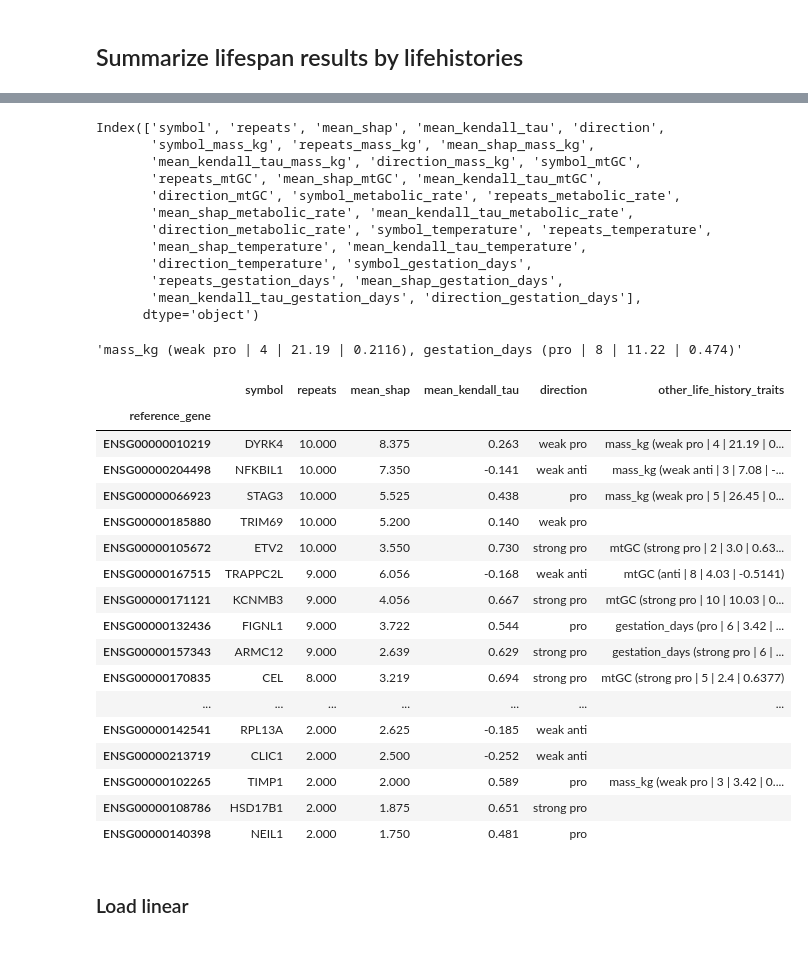
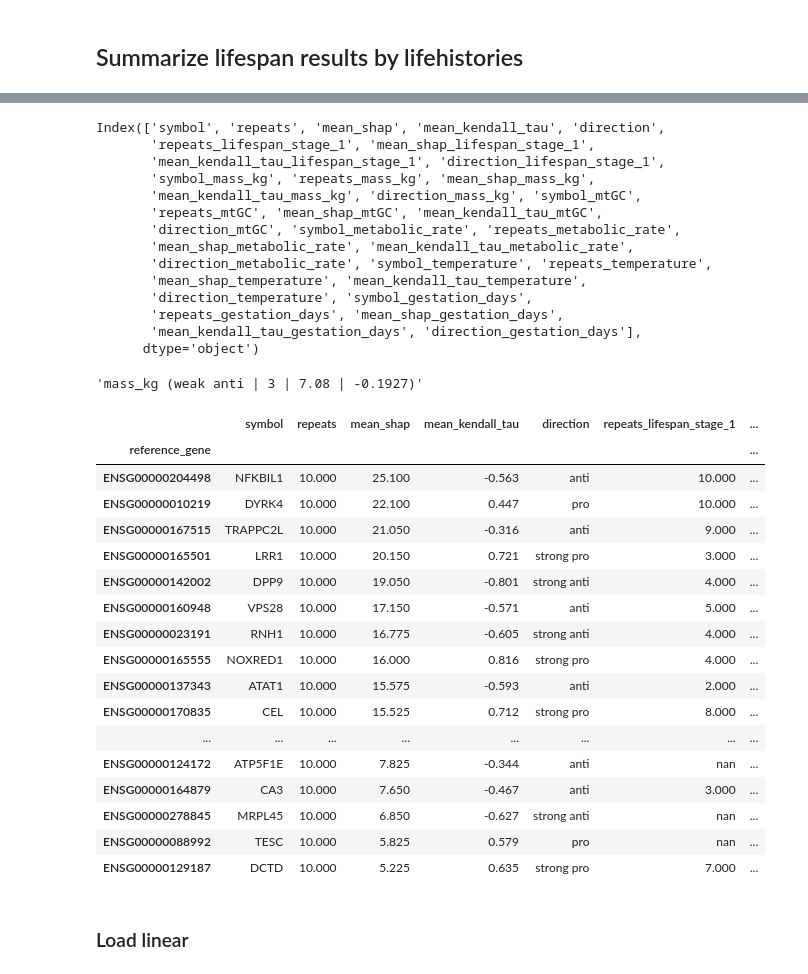
Before and after one commit to antonkulaga/yspecies, a Jupyter notebook: notebooks/results_intersections.ipynb, the cells around one changed output, grey strips where cells are left out. Saved outputs shown, nothing was run; the diff lists cells and outputs as text; code cells hidden in the pictures.

Commit message:
updated results with both stages

```diff
--- a/notebooks/results_intersections.ipynb
+++ b/notebooks/results_intersections.ipynb
@@ -119,0 +105,6 @@ other_traits[0][1].head(10)
+# %%
+main_trait_stage_1 = load_trait(stage_one / f"{trait}_selected.tsv", cols, 1)
+main_trait_stage_2 = load_trait(stage_two / f"{trait}.tsv", cols, min_main_repeats)
+main_trait = main_trait_stage_2.join(main_trait_stage_1[value_cols_directed], rsuffix=f"_{trait}_stage_1")
+print(main_trait.shape)
+main_trait
@@ -119,0 +131,4 @@ other_traits[0][1].head(10)
+# %%
+other_life_history = [t for t in life_history if not t == trait]
+other_traits = OrderedDict([(t, load_trait(stage_one / (t + "_selected.tsv"), cols, min_other_repeats)) for t in other_life_history])
+other_traits["gestation_days"]
@@ -120,11 +154,13 @@ other_traits[0][1].head(10)
 # %%
 joined = main_trait
-for t,v in other_traits:
+for t,v in other_traits.items():
     joined = joined.join(v, rsuffix = f"_{t}")#
 #joined.to_csv(locations.output.stage_two / "lifespan_with_traits.tsv", sep="\t", index_label="reference_gene")
 joined.columns
 # %% [output]
 Index(['symbol', 'repeats', 'mean_shap', 'mean_kendall_tau', 'direction',
+       'repeats_lifespan_stage_1', 'mean_shap_lifespan_stage_1',
+       'mean_kendall_tau_lifespan_stage_1', 'direction_lifespan_stage_1',
        'symbol_mass_kg', 'repeats_mass_kg', 'mean_shap_mass_kg',
        'mean_kendall_tau_mass_kg', 'direction_mass_kg', 'symbol_mtGC',
        'repeats_mtGC', 'mean_shap_mtGC', 'mean_kendall_tau_mtGC',
@@ -142,7 +178,7 @@ def summarize_life_history(row: pd.Series):
     acc = []
     for t in other_life_history:
          rep = row[f"repeats_{t}"]
-         if rep > 1:
+         if rep >= min_other_repeats:
            sh = row[f"mean_shap_{t}"]
            tau = row[f"mean_kendall_tau_{t}"]
            direction = row[f"direction_{t}"]
@@ -150,31 +186,31 @@ def summarize_life_history(row: pd.Series):
     return ", ".join(acc)
 summarize_life_history(row)
 # %% [output]
-'mass_kg (weak pro | 4 | 21.19 | 0.2116), gestation_days (pro | 8 | 11.22 | 0.474)'
+'mass_kg (weak anti | 3 | 7.08 | -0.1927)'
 # %%
 joined["other_life_history_traits"] = joined.apply(summarize_life_history, axis=1)
-shap_results = joined[cols[1:]+["direction","other_life_history_traits"]]
+shap_results = joined[main_trait.columns.to_list()+["other_life_history_traits"]]
 shap_results.to_csv(locations.output.stage_two / "shap_results.tsv", sep="\t", index_label="reference_gene")
 shap_results
 # %% [output]
-|  | symbol | repeats | mean_shap | mean_kendall_tau | direction | other_life_history_traits |
-| reference_gene |  |  |  |  |  |  |
-| ENSG00000010219 | DYRK4 | 10.000 | 8.375 | 0.263 | weak pro | mass_kg (weak pro | 4 | 21.19 | 0... |
-| ENSG00000204498 | NFKBIL1 | 10.000 | 7.350 | -0.141 | weak anti | mass_kg (weak anti | 3 | 7.08 | -... |
-| ENSG00000066923 | STAG3 | 10.000 | 5.525 | 0.438 | pro | mass_kg (weak pro | 5 | 26.45 | 0... |
-| ENSG00000185880 | TRIM69 | 10.000 | 5.200 | 0.140 | weak pro |  |
-| ENSG00000105672 | ETV2 | 10.000 | 3.550 | 0.730 | strong pro | mtGC (strong pro | 2 | 3.0 | 0.63... |
-| ENSG00000167515 | TRAPPC2L | 9.000 | 6.056 | -0.168 | weak anti | mtGC (anti | 8 | 4.03 | -0.5141) |
-| ENSG00000171121 | KCNMB3 | 9.000 | 4.056 | 0.667 | strong pro | mtGC (strong pro | 10 | 10.03 | 0... |
-| ENSG00000132436 | FIGNL1 | 9.000 | 3.722 | 0.544 | pro | gestation_days (pro | 6 | 3.42 | ... |
-| ENSG00000157343 | ARMC12 | 9.000 | 2.639 | 0.629 | strong pro | gestation_days (strong pro | 6 | ... |
-| ENSG00000170835 | CEL | 8.000 | 3.219 | 0.694 | strong pro | mtGC (strong pro | 5 | 2.4 | 0.6377) |
-| ... | ... | ... | ... | ... | ... | ... |
-| ENSG00000142541 | RPL13A | 2.000 | 2.625 | -0.185 | weak anti |  |
-| ENSG00000213719 | CLIC1 | 2.000 | 2.500 | -0.252 | weak anti |  |
-| ENSG00000102265 | TIMP1 | 2.000 | 2.000 | 0.589 | pro | mass_kg (weak pro | 3 | 3.42 | 0.... |
-| ENSG00000108786 | HSD17B1 | 2.000 | 1.875 | 0.651 | strong pro |  |
-| ENSG00000140398 | NEIL1 | 2.000 | 1.750 | 0.481 | pro |  |
+|  | symbol | repeats | mean_shap | mean_kendall_tau | direction | repeats_lifespan_stage_1 | ... |
+| reference_gene |  |  |  |  |  |  | ... |
+| ENSG00000204498 | NFKBIL1 | 10.000 | 25.100 | -0.563 | anti | 10.000 | ... |
+| ENSG00000010219 | DYRK4 | 10.000 | 22.100 | 0.447 | pro | 10.000 | ... |
+| ENSG00000167515 | TRAPPC2L | 10.000 | 21.050 | -0.316 | anti | 9.000 | ... |
+| ENSG00000165501 | LRR1 | 10.000 | 20.150 | 0.721 | strong pro | 3.000 | ... |
+| ENSG00000142002 | DPP9 | 10.000 | 19.050 | -0.801 | strong anti | 4.000 | ... |
+| ENSG00000160948 | VPS28 | 10.000 | 17.150 | -0.571 | anti | 5.000 | ... |
+| ENSG00000023191 | RNH1 | 10.000 | 16.775 | -0.605 | strong anti | 4.000 | ... |
+| ENSG00000165555 | NOXRED1 | 10.000 | 16.000 | 0.816 | strong pro | 4.000 | ... |
+| ENSG00000137343 | ATAT1 | 10.000 | 15.575 | -0.593 | anti | 2.000 | ... |
+| ENSG00000170835 | CEL | 10.000 | 15.525 | 0.712 | strong pro | 8.000 | ... |
+| ... | ... | ... | ... | ... | ... | ... | ... |
+| ENSG00000124172 | ATP5F1E | 10.000 | 7.825 | -0.344 | anti | nan | ... |
+| ENSG00000164879 | CA3 | 10.000 | 7.650 | -0.467 | anti | 3.000 | ... |
+| ENSG00000278845 | MRPL45 | 10.000 | 6.850 | -0.627 | strong anti | nan | ... |
+| ENSG00000088992 | TESC | 10.000 | 5.825 | 0.579 | pro | nan | ... |
+| ENSG00000129187 | DCTD | 10.000 | 5.225 | 0.635 | strong pro | 7.000 | ... |
 # %% [markdown]
 ### Load linear ###
 # %%
```
Also changed, not shown: parts of 13 cells of this notebook, 2 other files.
